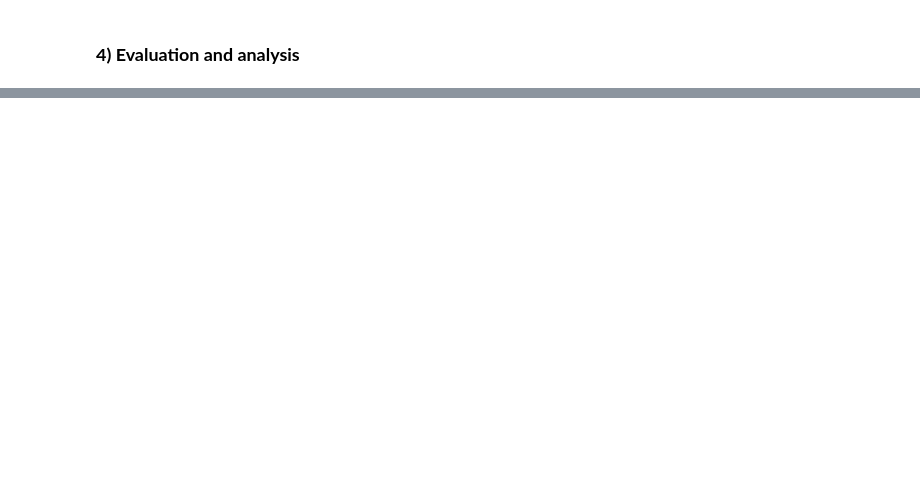
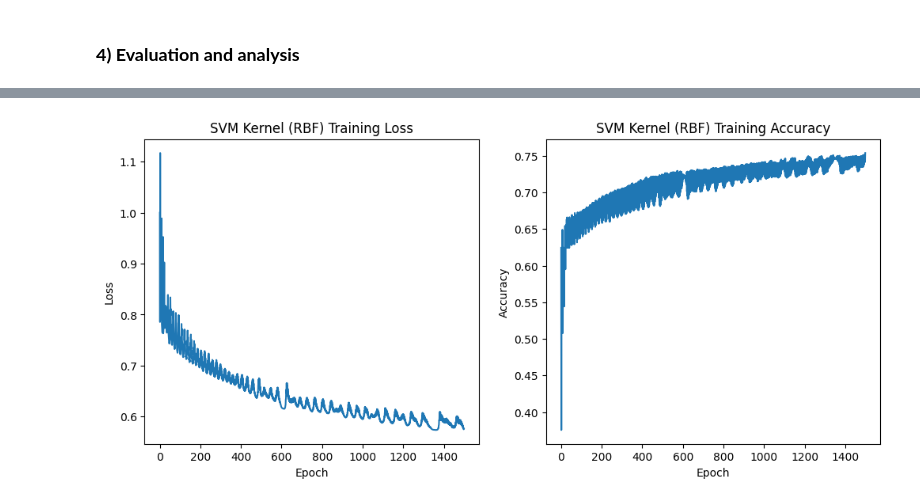
Before and after one commit to Diego-LeivaC/wine_leiva, a Jupyter notebook: main.ipynb, the cells around one changed output, grey strips where cells are left out. Drawn from its saved outputs; the diff is of its cells as text; code cells hidden in the pictures; blank space fills up the shorter version.

```diff
--- a/main.ipynb
+++ b/main.ipynb
@@ -510,0 +838,62 @@ Third summary:
+# %%
+# ----------------- Loss and Accuracy curve for Kernel SVM ----------------- #
+
+def training_svm_kernel_vectorized_with_history(X, y, lr=0.001, C=0.1, epochs=1500, gamma=0.01):
+    n_samples = X.shape[0]
+    alpha = np.zeros(n_samples)
+    bias = 0
+    K = rbf_kernel(X, X, gamma)
+
+    accs = []
+    losses = []
+
+    for epoch in range(epochs):
+        margins = y * (np.dot(K, alpha * y) + bias)
+        violations = np.where(margins < 1)[0]
+
+        # Update alphas on violations
+        alpha[violations] += lr
+
+        # Update bias
+        bias += lr * np.sum(y[violations])
+
+        # Regularization (shrink)
+        alpha = np.maximum(0, alpha - lr * C * alpha)
+
+        # Compute hinge loss
+        hinge_loss = np.mean(np.maximum(0, 1 - margins))
+        losses.append(hinge_loss)
+
+        # Accuracy on training set
+        decision_values = np.dot(K, alpha * y) + bias
+        preds_binary = np.where(decision_values > 0, 1, -1)
+        acc = np.mean(preds_binary == y)
+        accs.append(acc)
+
+    return alpha, bias, accs, losses
+
+# Prepare labels
+y_train = zeroOne(training_data["quality"].values)
+
+# Train with history
+alpha_k, bias_k, accs_k, losses_k = training_svm_kernel_vectorized_with_history(
+    X_train, y_train)
+
+# Plot Loss and Accuracy curves
+plt.figure(figsize=(12,5))
+
+plt.subplot(1,2,1)
+plt.plot(losses_k)
+plt.title("SVM Kernel (RBF) Training Loss")
+plt.xlabel("Epoch")
+plt.ylabel("Loss")
+
+plt.subplot(1,2,2)
+plt.plot(accs_k)
+plt.title("SVM Kernel (RBF) Training Accuracy")
+plt.xlabel("Epoch")
+plt.ylabel("Accuracy")
+
+plt.show()
+# %% [output]
+[figure, added]
```
Also changed, not shown: parts of 53 cells of this notebook.
